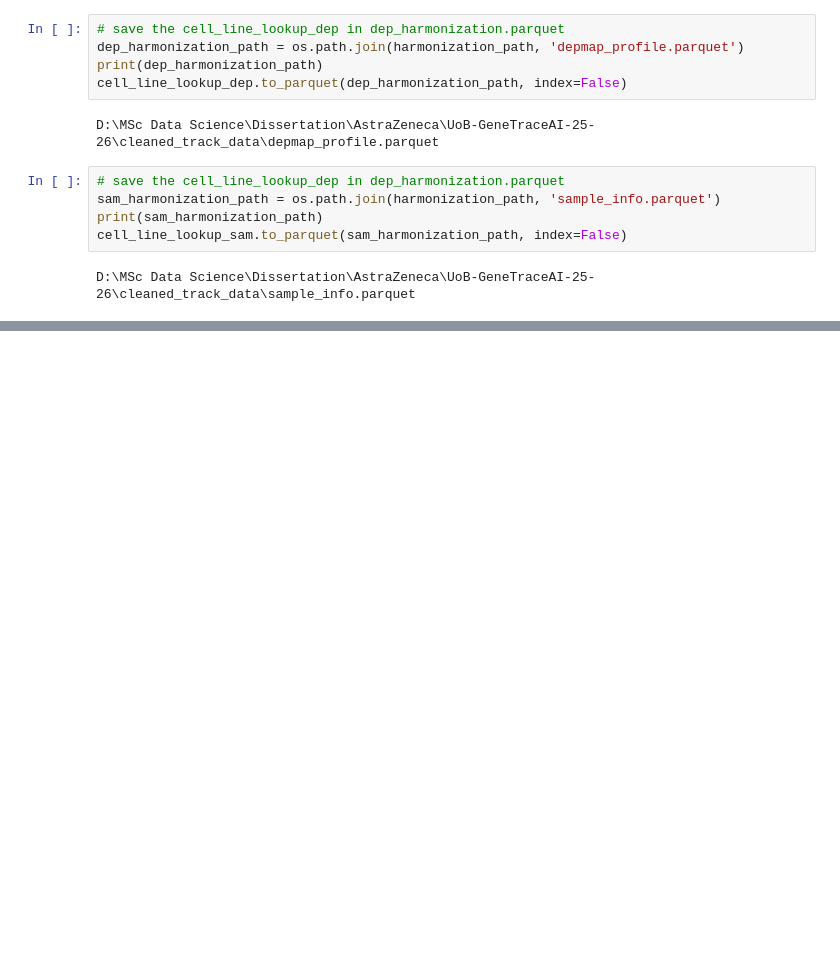
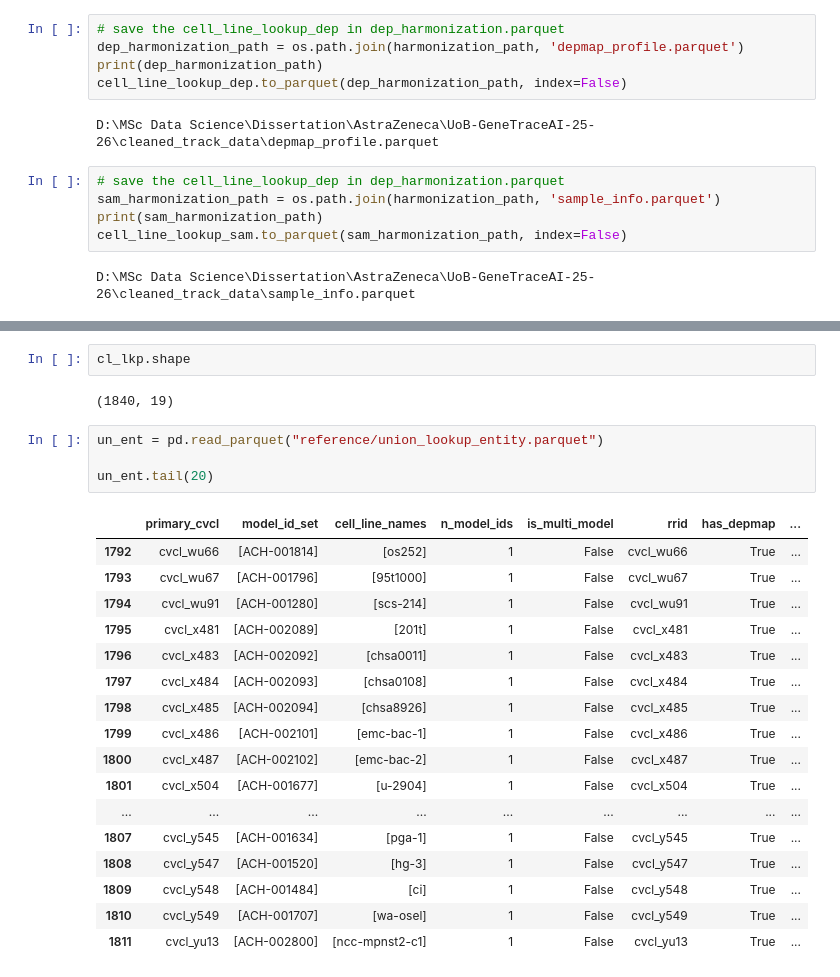
Before and after one commit to UoB-AstraZeneca-25-26/UoB-GeneTraceAI-25-26, a Jupyter notebook: src/Track - A/04_track_a_harmonization.ipynb, the cells around one changed output, grey strips where cells are left out. Saved outputs shown, nothing was run; the diff lists cells and outputs as text; blank space fills up the shorter version.

```diff
--- a/src/Track - A/04_track_a_harmonization.ipynb
+++ b/src/Track - A/04_track_a_harmonization.ipynb
@@ -1209,0 +1221,26 @@ D:\MSc Data Science\Dissertation\AstraZeneca\UoB-GeneTraceAI-25-26\cleaned_track
+# %%
+cl_lkp.shape
+# %% [output]
+(1840, 19)
+# %%
+un_ent = pd.read_parquet("reference/union_lookup_entity.parquet")
+
+un_ent.tail(20)
+# %% [output]
+|  | primary_cvcl | model_id_set | cell_line_names | n_model_ids | is_multi_model | rrid | has_depmap | ... |
+| 1792 | cvcl_wu66 | [ACH-001814] | [os252] | 1 | False | cvcl_wu66 | True | ... |
+| 1793 | cvcl_wu67 | [ACH-001796] | [95t1000] | 1 | False | cvcl_wu67 | True | ... |
+| 1794 | cvcl_wu91 | [ACH-001280] | [scs-214] | 1 | False | cvcl_wu91 | True | ... |
+| 1795 | cvcl_x481 | [ACH-002089] | [201t] | 1 | False | cvcl_x481 | True | ... |
+| 1796 | cvcl_x483 | [ACH-002092] | [chsa0011] | 1 | False | cvcl_x483 | True | ... |
+| 1797 | cvcl_x484 | [ACH-002093] | [chsa0108] | 1 | False | cvcl_x484 | True | ... |
+| 1798 | cvcl_x485 | [ACH-002094] | [chsa8926] | 1 | False | cvcl_x485 | True | ... |
+| 1799 | cvcl_x486 | [ACH-002101] | [emc-bac-1] | 1 | False | cvcl_x486 | True | ... |
+| 1800 | cvcl_x487 | [ACH-002102] | [emc-bac-2] | 1 | False | cvcl_x487 | True | ... |
+| 1801 | cvcl_x504 | [ACH-001677] | [u-2904] | 1 | False | cvcl_x504 | True | ... |
+| ... | ... | ... | ... | ... | ... | ... | ... | ... |
+| 1807 | cvcl_y545 | [ACH-001634] | [pga-1] | 1 | False | cvcl_y545 | True | ... |
+| 1808 | cvcl_y547 | [ACH-001520] | [hg-3] | 1 | False | cvcl_y547 | True | ... |
+| 1809 | cvcl_y548 | [ACH-001484] | [ci] | 1 | False | cvcl_y548 | True | ... |
+| 1810 | cvcl_y549 | [ACH-001707] | [wa-osel] | 1 | False | cvcl_y549 | True | ... |
+| 1811 | cvcl_yu13 | [ACH-002800] | [ncc-mpnst2-c1] | 1 | False | cvcl_yu13 | True | ... |
```
Also changed, not shown: parts of 6 cells of this notebook, 4 other files.
